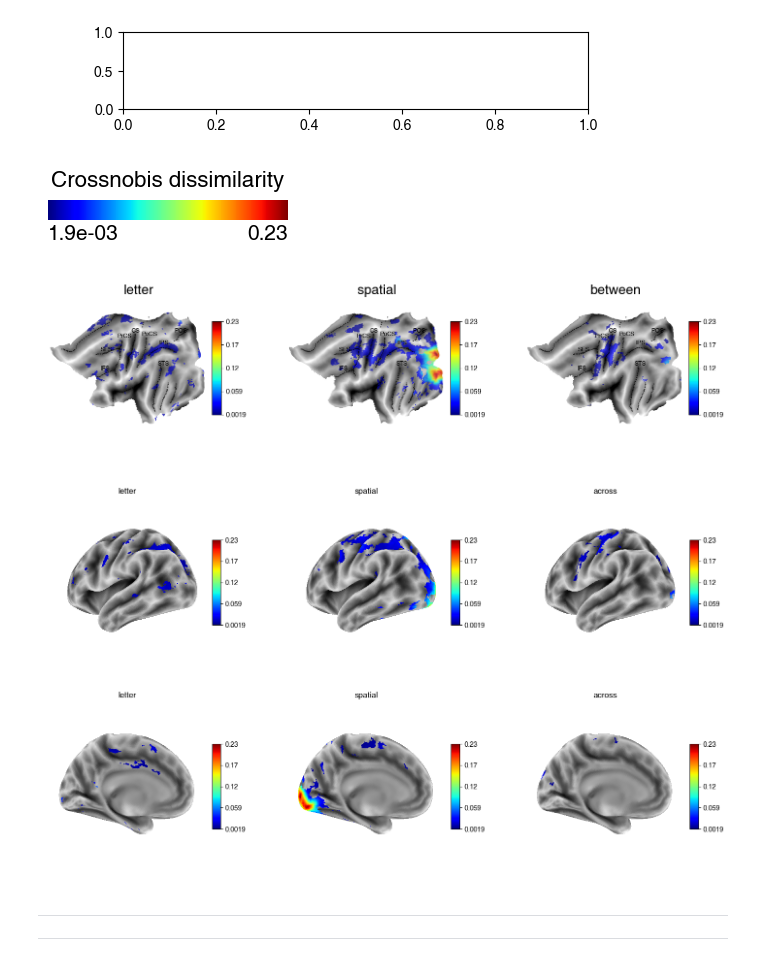
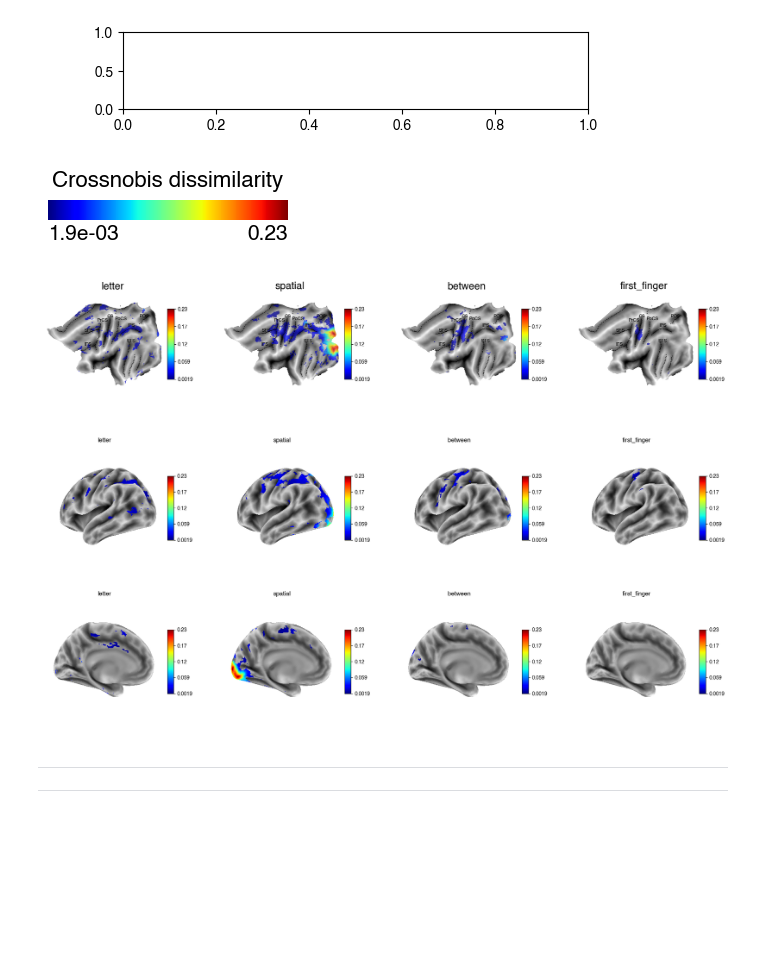
Before and after one commit to psb629/SeqSpatialSupp_fMRI, a Jupyter notebook: Notebook/glmsingle.searchlight.glm1.ipynb, the cells around one changed output. Drawn from its saved outputs; the diff is of its cells as text; code cells hidden in the pictures; blank space fills up the shorter version.

```diff
--- a/Notebook/glmsingle.searchlight.glm1.ipynb
+++ b/Notebook/glmsingle.searchlight.glm1.ipynb
@@ -487,7 +487,7 @@ fig.savefig(
 # %% [markdown]
 ---
 # %%
-for model in ['letter','spatial','between']:
+for model in ['letter','spatial','between','first_finger']:
     ds = get_RDM(model=model, dir_work=dir_group, alpha=0.05, alternative='greater')
 
     x = np.nanmin(np.abs(ds))
@@ -537,38 +538,38 @@ for ii, label in enumerate(cbar.ax.get_xticklabels()):
 #     dpi=300, facecolor=[1,1,1,1], bbox_inches = "tight"
 # )
 # %%
-ncols, nrows = 3,1
+ncols, nrows = 4,1
 fig, axs = plt.subplots(nrows=nrows, ncols=ncols, figsize=(6*ncols,5*nrows))
 
-for ii, model in enumerate(tqdm(['letter', 'spatial', 'between'])):
+for ii, model in enumerate(tqdm(['letter', 'spatial', 'between', 'first_finger'])):
     plt.sca(axs[ii])
 
     ds = get_RDM(model=model, dir_work=dir_group, alpha=0.05, alternative='greater')
 
     color = 'black'
     g = surf.plot.plotmap(
         data=ds,
         surf='fs32k_%s'%hem,
         alpha=0.7,
         cmap=cm.jet, colorbar=True,
         cscale=cscale,
         # threshold=thresh,
         borders=border, bordercolor=color, bordersize=1,
         overlay_type='func', render='matplotlib',
     )
     title = model if not model=='across' else 'between'
     g.text(x=40, y=250, s=title, ha='center', va='center', fontsize=20)
     for line, (x, y) in brdr.items():
         g.text(x=x, y=y, s=line, ha='left', va='bottom', color=color, fontsize=9)
 # %% [output]
-[figure, old version]
+[figure, new version]
 # %%
 # fig.savefig(
 #     join(su.get_dir_root(),'RDM_flat.png'),
 #     dpi=300, facecolor=[1,1,1,1], bbox_inches = "tight"
 # )
 # %%
-ncols, nrows = 3,2
+ncols, nrows = 4,2
 fig, axs = plt.subplots(
     nrows=nrows, ncols=ncols,
     figsize=(6*ncols,5*nrows),
@@ -577,7 +578,7 @@ fig, axs = plt.subplots(
 # mesh = join(dir_git,'fs_LR_32/fs_LR.32k.L.pial.surf.gii')
 mesh = join(dir_git,'fs_LR_32/fs_LR.32k.L.inflated.surf.gii')
 sulc = join(su.get_dir_surf(),'S01/S01.L.sulc.32k.shape.gii')
-for ii, model in enumerate(tqdm(['letter', 'spatial', 'between'])):
+for ii, model in enumerate(tqdm(['letter', 'spatial', 'between', 'first_finger'])):
     ax = axs[0,ii]
 
     ds = get_RDM(model=model, dir_work=dir_group, alpha=0.05, alternative='greater')
@@ -609,7 +610,7 @@ for ii, model in enumerate(tqdm(['letter', 'spatial', 'between'])):
         axes=ax
     )
 # %% [output]
-[figure, old version]
+[figure, new version]
 # %%
 # fig.savefig(
 #     join(su.get_dir_root(),'RDM_inflated.png'),
```
Also changed, not shown: parts of 6 cells of this notebook.
